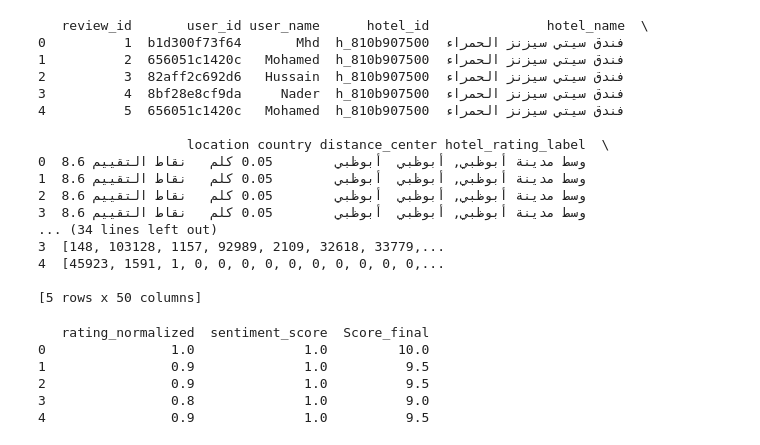
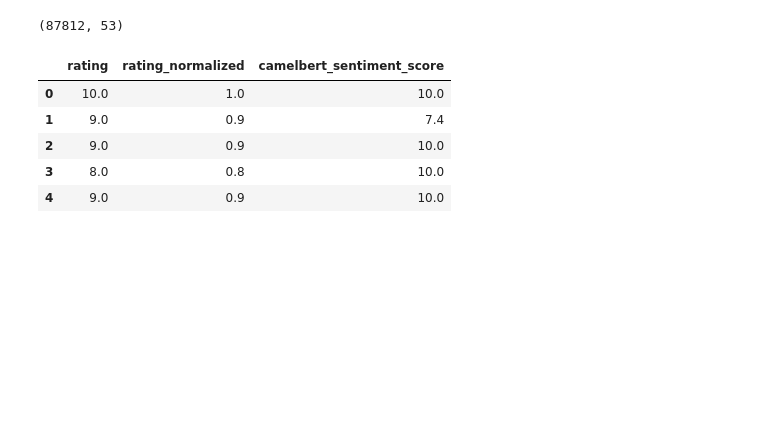
Before and after one commit to faroukq1/GNNHotelRec-Sentiment, a Jupyter notebook: 01_data_preprocessing/final_score_calculation.ipynb, the cells around one changed output. Cells and saved outputs as stored; diff of their text form; code cells hidden in the pictures; blank space fills up the shorter version.

```diff
--- a/01_data_preprocessing/final_score_calculation.ipynb
+++ b/01_data_preprocessing/final_score_calculation.ipynb
@@ -3,24 +4,15 @@ import pandas as pd
 import matplotlib.pyplot as plt
 import seaborn as sns
 # %%
-file_path = "../data/tokenized/data_cleaned_full_with_tokens.csv"
-df = pd.read_csv(file_path)
-print(df.head())
+# Load data
+df = pd.read_csv('../data/tokenized/02_data_cleaned_full_with_tokens_and_camelbert_scores.csv')
+print(df.shape)
+df[['rating', 'rating_normalized', 'camelbert_sentiment_score']].head()
 # %% [output]
-   review_id       user_id user_name      hotel_id               hotel_name  \
-0          1  b1d300f73f64       Mhd  h_810b907500  فندق سيتي سيزنز الحمراء
-1          2  656051c1420c   Mohamed  h_810b907500  فندق سيتي سيزنز الحمراء
-2          3  82aff2c692d6   Hussain  h_810b907500  فندق سيتي سيزنز الحمراء
-3          4  8bf28e8cf9da     Nader  h_810b907500  فندق سيتي سيزنز الحمراء
-4          5  656051c1420c   Mohamed  h_810b907500  فندق سيتي سيزنز الحمراء
-
-                   location country distance_center hotel_rating_label  \
-0  وسط مدينة أبوظبي, أبوظبي  أبوظبي        0.05 كلم   نقاط التقييم 8.6
-1  وسط مدينة أبوظبي, أبوظبي  أبوظبي        0.05 كلم   نقاط التقييم 8.6
-2  وسط مدينة أبوظبي, أبوظبي  أبوظبي        0.05 كلم   نقاط التقييم 8.6
-3  وسط مدينة أبوظبي, أبوظبي  أبوظبي        0.05 كلم   نقاط التقييم 8.6
-... (34 lines left out)
-3  [148, 103128, 1157, 92989, 2109, 32618, 33779,...
-4  [45923, 1591, 1, 0, 0, 0, 0, 0, 0, 0, 0, 0, 0,...
-
-[5 rows x 50 columns]
+(87812, 53)
+|  | rating | rating_normalized | camelbert_sentiment_score |
+| 0 | 10.0 | 1.0 | 10.0 |
+| 1 | 9.0 | 0.9 | 7.4 |
+| 2 | 9.0 | 0.9 | 10.0 |
+| 3 | 8.0 | 0.8 | 10.0 |
+| 4 | 9.0 | 0.9 | 10.0 |
@@ -30,11 +22,6 @@ df['sentiment_score'] = df['sentiment_predicted'].map({-1:0, 0:0.5, 1:1})
 # %%
-max_rating = 10
-df['Score_final'] = (0.5 * df['rating_normalized'] + 0.5 * df['sentiment_score']) * max_rating
-print(df[['rating_normalized', 'sentiment_score', 'Score_final']].head())
+MAX_RATING = 10
+df["score_final"] = (
+    0.5 * df["rating_normalized"] +
+    0.5 * df["sentiment_normalized"]
+) * MAX_RATING
-# %% [output]
-   rating_normalized  sentiment_score  Score_final
-0                1.0              1.0         10.0
-1                0.9              1.0          9.5
-2                0.9              1.0          9.5
-3                0.8              1.0          9.0
-4                0.9              1.0          9.5
```
Also changed, not shown: parts of 11 cells of this notebook, 5 other files.
